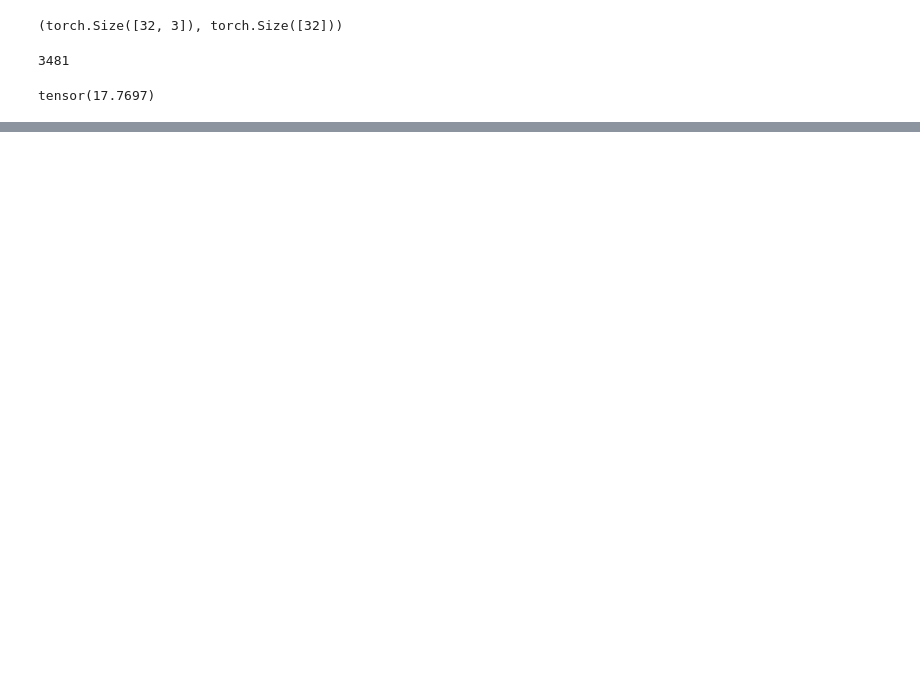
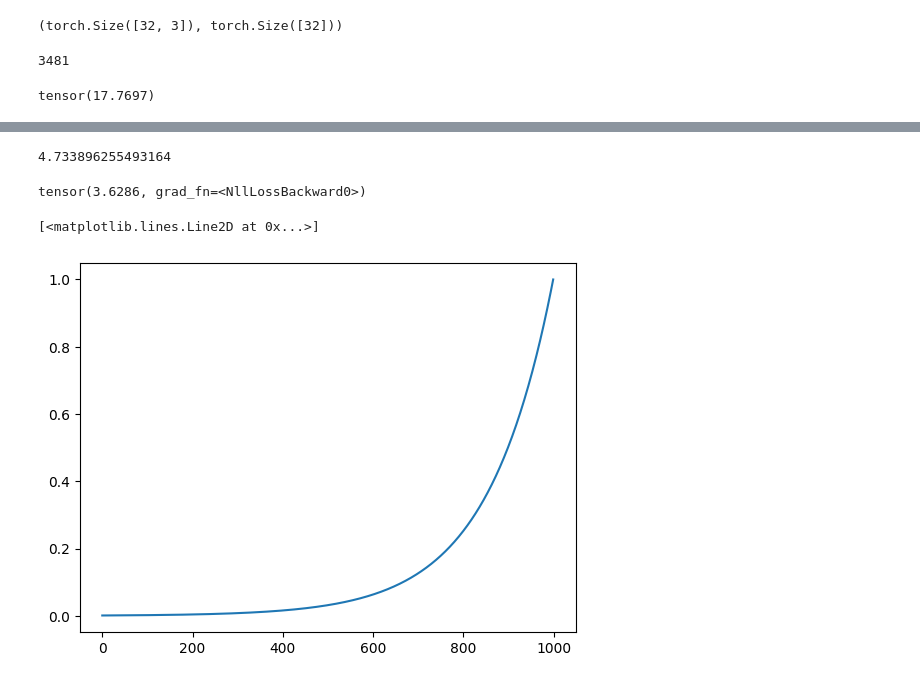
Before and after one commit to shuhbhm/transformers, a Jupyter notebook: makemore_mlp.ipynb, the cells around one changed output, grey strips where cells are left out. Cells and saved outputs as stored; diff of their text form; code cells hidden in the pictures; blank space fills up the shorter version.

```diff
--- a/makemore_mlp.ipynb
+++ b/makemore_mlp.ipynb
@@ -204,0 +322,40 @@ tensor(17.7697)
+# %%
+for _ in range(100):
+    # minibatch
+    ix = torch.randint(0,X.shape[0],(32,))
+
+    # forward pass
+    emb = C[X[ix]]
+    h = torch.tanh(emb.view((-1,6)) @ W1 + b1)
+    logits = h @ W2 + b2
+    loss = F.cross_entropy(logits,Y[ix])
+    # print(loss.item())
+    # backward pass
+    for p in parameters:
+        p.grad = None
+    loss.backward()
+
+    # update weights
+    for p in parameters:
+        p.data += -0.1 * p.grad
+
+print(loss.item())
+# %% [output]
+4.733896255493164
+# %%
+# calculating the loss on the entire dataset
+emb = C[X]
+h = torch.tanh(emb.view((-1,6)) @ W1 + b1)
+logits = h @ W2 + b2
+loss = F.cross_entropy(logits,Y)
+loss
+# %% [output]
+tensor(3.6286, grad_fn=<NllLossBackward0>)
+# %%
+lre = torch.linspace(-3,0,1000)
+lrs = 10**lre
+lrs
+plt.plot([i.item() for i in lrs])
+# %% [output]
+[<matplotlib.lines.Line2D at 0x...>]
+[figure, added]
```
Also changed, not shown: parts of 43 cells of this notebook, 2 other files.
